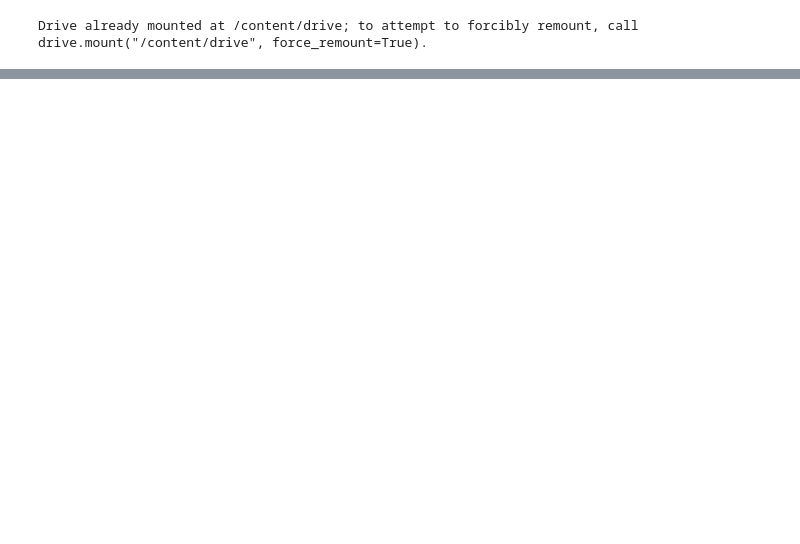
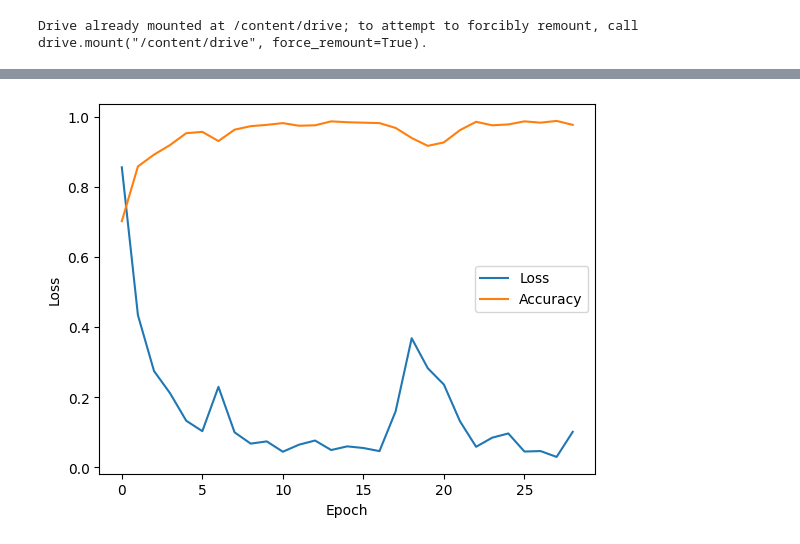
Before and after one commit to m22ai571/MachineLearning, a Jupyter notebook: Assignment 2/Problem 3/problem3_image_classificatn.ipynb, the cells around one changed output, grey strips where cells are left out. Drawn from its saved outputs; the diff is of its cells as text; code cells hidden in the pictures; blank space fills up the shorter version.

```diff
--- a/Assignment 2/Problem 3/problem3_image_classificatn.ipynb
+++ b/Assignment 2/Problem 3/problem3_image_classificatn.ipynb
@@ -107,2 +110,12 @@ Epoch 30/30
+# %%
+# Plot the loss
+plt.plot(model.get_history().history['loss'][1:], label='Loss')
+plt.plot(model.get_history().history['accuracy'][1:], label='Accuracy')
+plt.xlabel('Epoch')
+plt.ylabel('Loss')
+plt.legend()
+plt.show()
+# %% [output]
+[figure, added]
 # %%
 # Plot the loss
```
Also changed, not shown: parts of 4 cells of this notebook.
